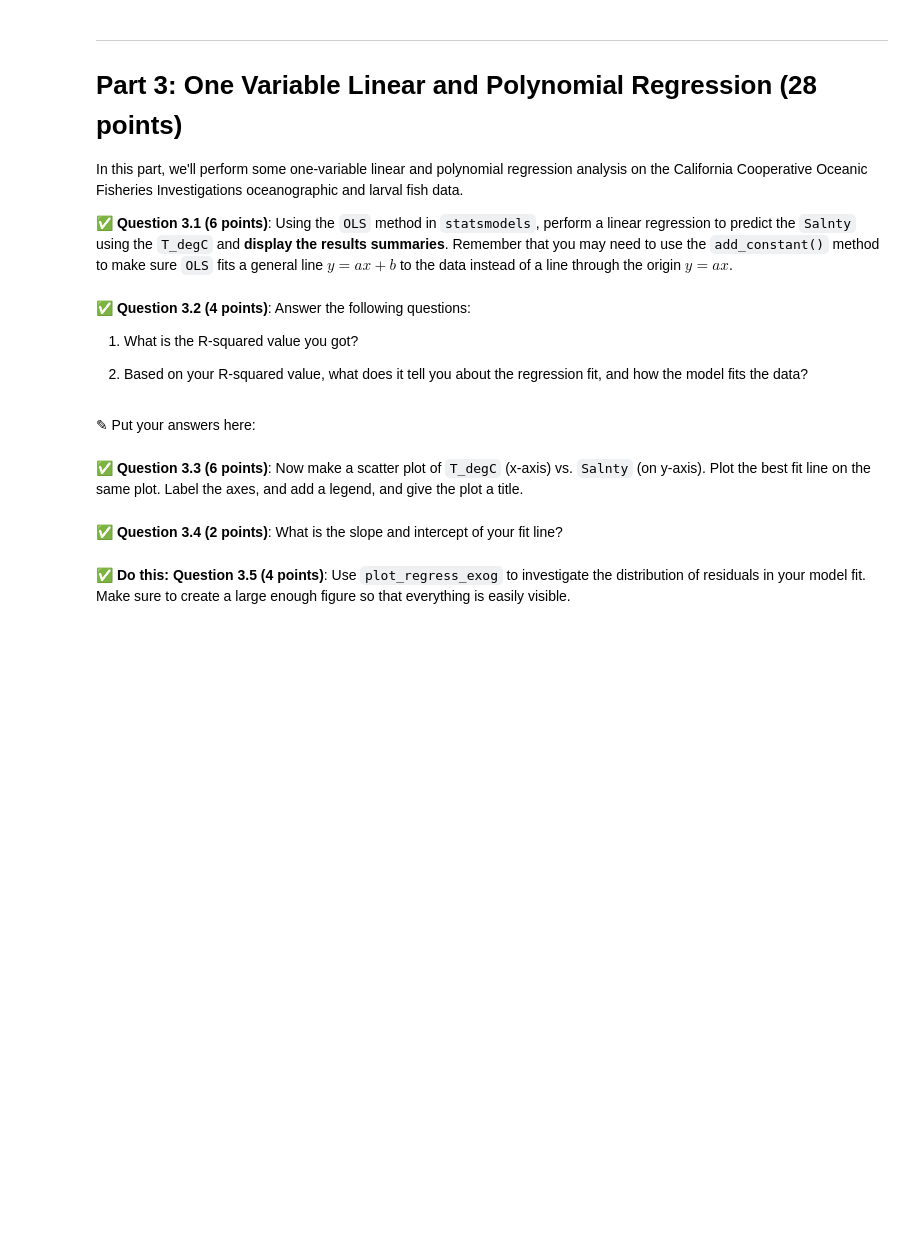
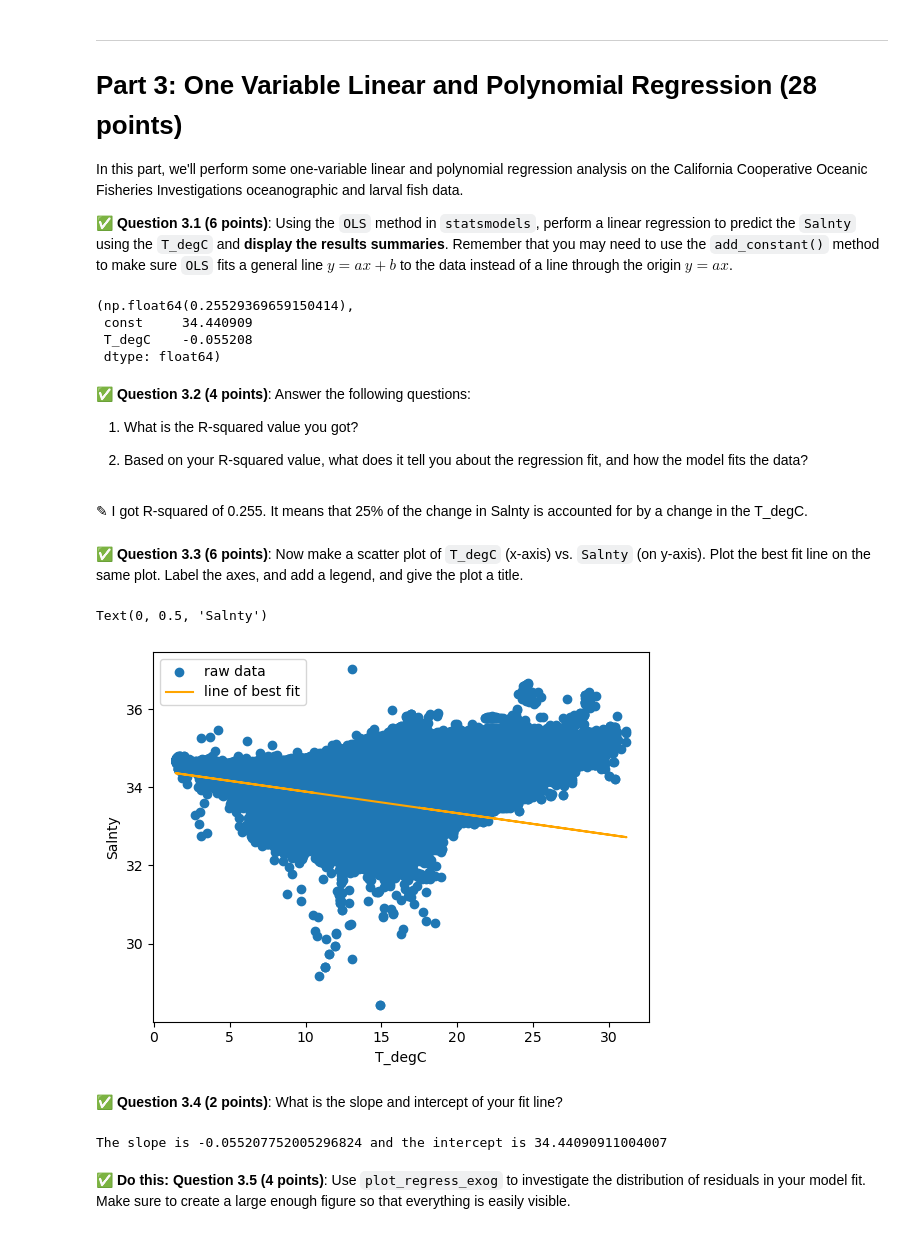
Before and after one commit to abdollahegazy/cmse202-s25-turnin, a Jupyter notebook: hw-03/HW-03_Regression-S25-STUDENT.ipynb, the cells around one changed output. Cells and saved outputs as stored; diff of their text form; code cells hidden in the pictures; blank space fills up the shorter version.

```diff
--- a/hw-03/HW-03_Regression-S25-STUDENT.ipynb
+++ b/hw-03/HW-03_Regression-S25-STUDENT.ipynb
@@ -144,10 +142,22 @@ In this part, we'll perform some one-variable linear and polynomial regression a
+# %%
+# Put your code here
+import statsmodels.api as sm
+
+model = sm.OLS(data['Salnty'],sm.add_constant(data['T_degC']))
+res = model.fit()
+res.rsquared,res.params
+# %% [output]
+(np.float64(0.25529369659150414),
+ const     34.440909
+ T_degC    -0.055208
+ dtype: float64)
 # %% [markdown]
 &#9989;  **Question 3.2 (4 points)**: Answer the following questions:
 
 1. What is the R-squared value you got?
 
 2. Based on your R-squared value, what does it tell you about the regression fit, and how the model fits the data?
-# %% [markdown]
-<font size=+3>&#9998;</font> Put your answers here:
+# %% [markdown]
+<font size=+3>&#9998;</font> I got R-squared of 0.255. It means that 25% of the change in Salnty is accounted for by a change in the T_degC.
 # %% [markdown]
 &#9989;  **Question 3.3 (6 points)**: Now make a scatter plot of `T_degC` (x-axis) vs. `Salnty` (on y-axis). Plot the best fit line on the same plot. Label the axes, and add a legend, and give the plot a title.
@@ -156,2 +164,14 @@ In this part, we'll perform some one-variable linear and polynomial regression a
+# %%
+# Put your code here
+import matplotlib.pyplot as plt
+
+plt.scatter(data['T_degC'],data['Salnty'],label="raw data")
+plt.plot(data['T_degC'],res.params.iloc[0]+data['T_degC']*res.params.iloc[1],label="line of best fit",c='orange')
+plt.legend()
+plt.xlabel("T_degC")
+plt.ylabel("Salnty")
+# %% [output]
+Text(0, 0.5, 'Salnty')
+[figure, added]
 # %% [markdown]
 &#9989;  **Question 3.4 (2 points)**: What is the slope and intercept of your fit line?
@@ -160,3 +178,8 @@ In this part, we'll perform some one-variable linear and polynomial regression a
+# %%
+# Put code here.
+print(f"The slope is {res.params.iloc[1]} and the intercept is {res.params.iloc[0]}")
+# %% [output]
+The slope is -0.055207752005296824 and the intercept is 34.44090911004007
 # %% [markdown]
 **&#9989; Do this:** **Question 3.5 (4 points)**: Use `plot_regress_exog` to investigate the distribution of residuals in your model fit. Make sure to create a large enough figure so that everything is easily visible.
 # %%
```
Also changed, not shown: parts of 7 cells of this notebook.
